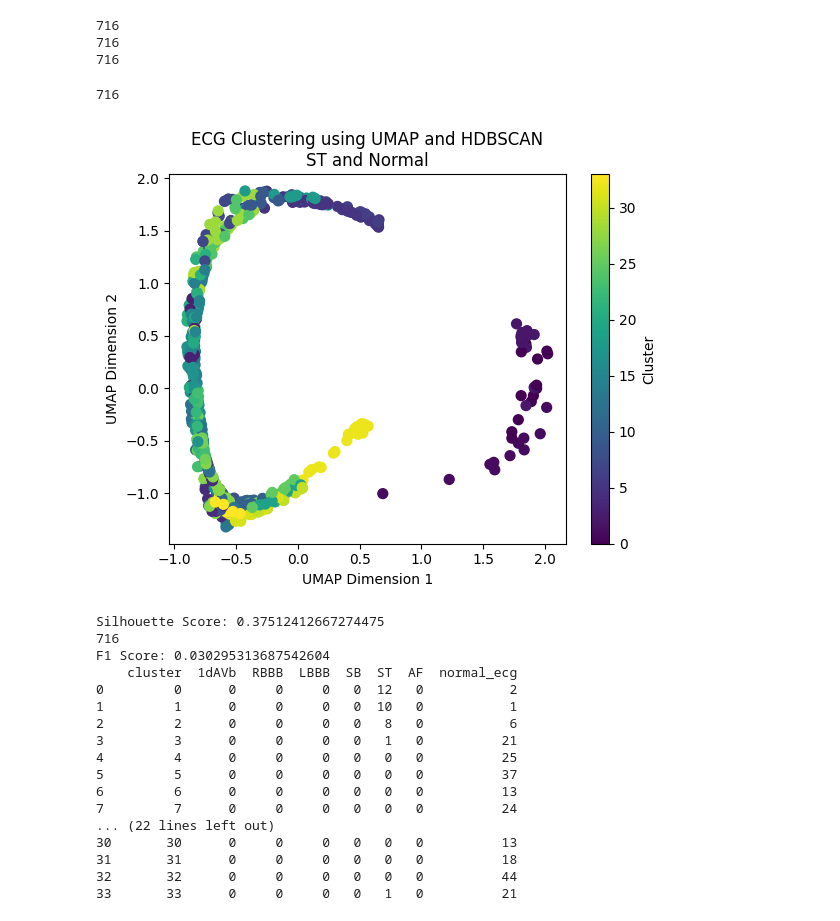
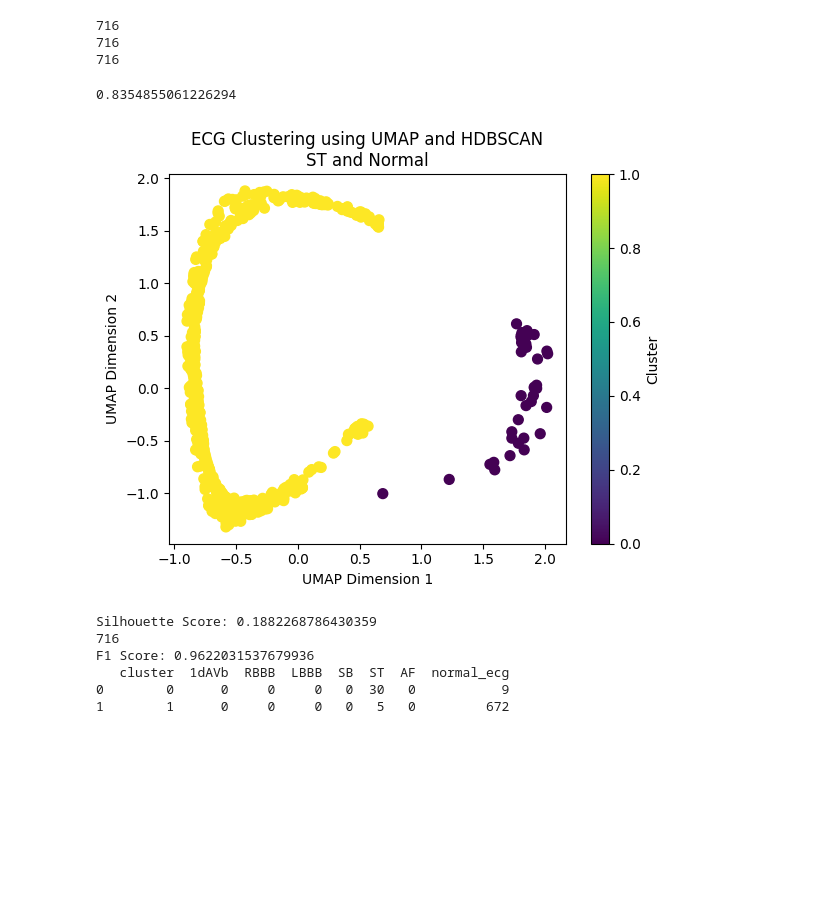
Before and after one commit to pedrobacelar28/Clustering-Paper, a Jupyter notebook: Projeto/Pedro/code_teste_junto.ipynb, the cells around one changed output. Cells and saved outputs as stored; diff of their text form; code cells hidden in the pictures; blank space fills up the shorter version.

```diff
--- a/Projeto/Pedro/code_teste_junto.ipynb
+++ b/Projeto/Pedro/code_teste_junto.ipynb
@@ -370,13 +370,15 @@ from sklearn.metrics import silhouette_score, f1_score
 import numpy as np
 from sklearn.cluster import KMeans
 from sklearn.cluster import AffinityPropagation
+from hdbscan import HDBSCAN
+import dbcv
 
-# Instanciando o Affinity Propagation
-affinity_propagation = AffinityPropagation(random_state=42)
 
-# Ajustando o modelo e obtendo os rótulos (labels)
-labels = affinity_propagation.fit_predict(X_TREINO_reduced_scaled)
-print(len(labels))
+dbscan = HDBSCAN(min_cluster_size=2, min_samples=5)
+labels = dbscan.fit_predict(X_TREINO_reduced_scaled)
+
+score = dbcv.dbcv(X_TREINO_reduced_scaled, labels)
+print(score)
 # Visualização dos Resultados
 plt.scatter(X_TREINO_reduced_scaled[:, 0], X_TREINO_reduced_scaled[:, 1], c=labels, cmap='viridis', s=50)
 plt.xlabel('UMAP Dimension 1')
@@ -417,49 +419,38 @@ majority_labels.columns = ['cluster', 'majority_label']
 merged_data = merged_data.merge(majority_labels, on='cluster')
 
 # Criar rótulos verdadeiros
 def assign_true_label(row):
     if row['majority_label'] == 'normal':
         return row['normal_ecg'] == 1
     else:
         return row[['1dAVb', 'RBBB', 'LBBB', 'SB', 'ST', 'AF']].sum() > 0
 
 merged_data['true_label'] = merged_data.apply(assign_true_label, axis=1)
 
 # Calcular o F1 score
 true_labels = merged_data['true_label']
 f1_avg = f1_score(true_labels, labels, average='weighted')
 print(f'F1 Score: {f1_avg}')
 
 # Contar a quantidade de doenças e ECGs normais em cada cluster
 cluster_summary = merged_data.groupby('cluster').agg({
     '1dAVb': 'sum',
     'RBBB': 'sum',
     'LBBB': 'sum',
     'SB': 'sum',
     'ST': 'sum',
     'AF': 'sum',
     'normal_ecg': 'sum'
 }).reset_index()
 
 # Mostrar o resumo por cluster
 print(cluster_summary)
 # %% [output]
-716
+0.8354855061226294
-[figure, old version]
+[figure, new version]
-Silhouette Score: 0.37512412667274475
+Silhouette Score: 0.1882268786430359
 716
-F1 Score: 0.030295313687542604
-    cluster  1dAVb  RBBB  LBBB  SB  ST  AF  normal_ecg
-0         0      0     0     0   0  12   0           2
-1         1      0     0     0   0  10   0           1
-2         2      0     0     0   0   8   0           6
-3         3      0     0     0   0   1   0          21
-4         4      0     0     0   0   0   0          25
-5         5      0     0     0   0   0   0          37
-6         6      0     0     0   0   0   0          13
-7         7      0     0     0   0   0   0          24
-... (22 lines left out)
-30       30      0     0     0   0   0   0          13
-31       31      0     0     0   0   0   0          18
-32       32      0     0     0   0   0   0          44
-33       33      0     0     0   0   1   0          21
+F1 Score: 0.9622031537679936
+   cluster  1dAVb  RBBB  LBBB  SB  ST  AF  normal_ecg
+0        0      0     0     0   0  30   0           9
+1        1      0     0     0   0   5   0         672
```
Also changed, not shown: parts of 2 cells of this notebook.
